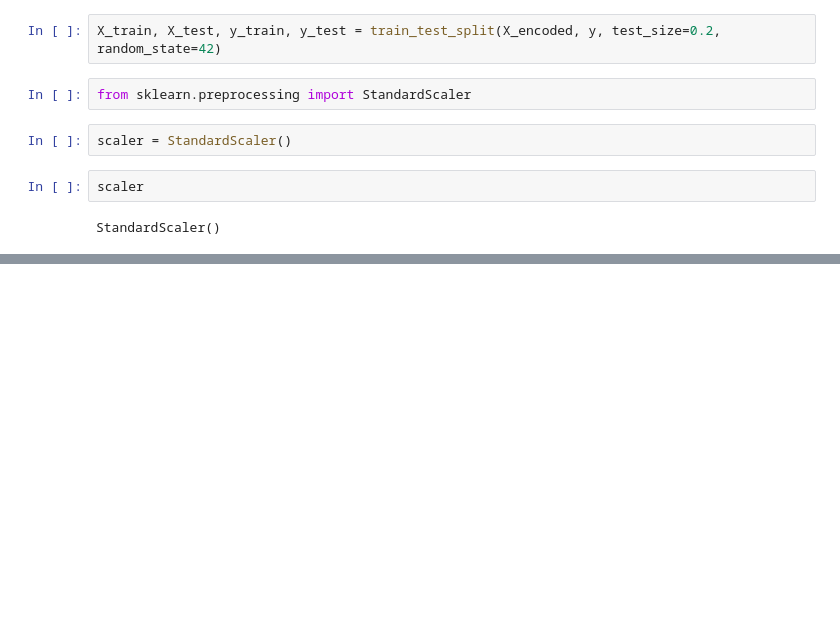
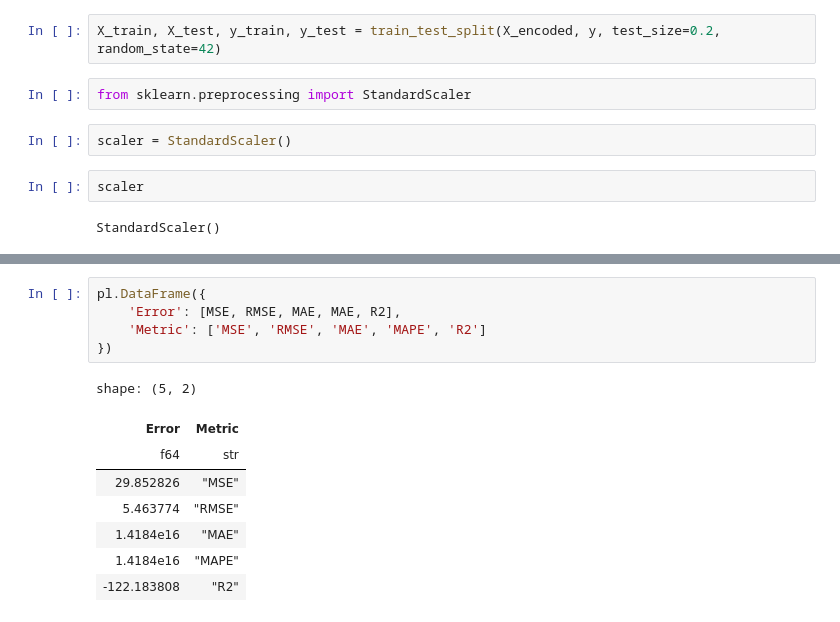
Before and after one commit to ZygimantasB/scikit-learn_training, a Jupyter notebook: Kaggle/fitness_dataset.ipynb, the cells around one changed output, grey strips where cells are left out. Drawn from its saved outputs; the diff is of its cells as text; blank space fills up the shorter version.

```diff
--- a/Kaggle/fitness_dataset.ipynb
+++ b/Kaggle/fitness_dataset.ipynb
@@ -157,0 +243,14 @@ StandardScaler()
+# %%
+pl.DataFrame({
+    'Error': [MSE, RMSE, MAE, MAE, R2],
+    'Metric': ['MSE', 'RMSE', 'MAE', 'MAPE', 'R2']
+})
+# %% [output]
+shape: (5, 2)
+| Error | Metric |
+| f64 | str |
+| 29.852826 | "MSE" |
+| 5.463774 | "RMSE" |
+| 1.4184e16 | "MAE" |
+| 1.4184e16 | "MAPE" |
+| -122.183808 | "R2" |
```
Also changed, not shown: parts of 17 cells of this notebook, 2 other files.
